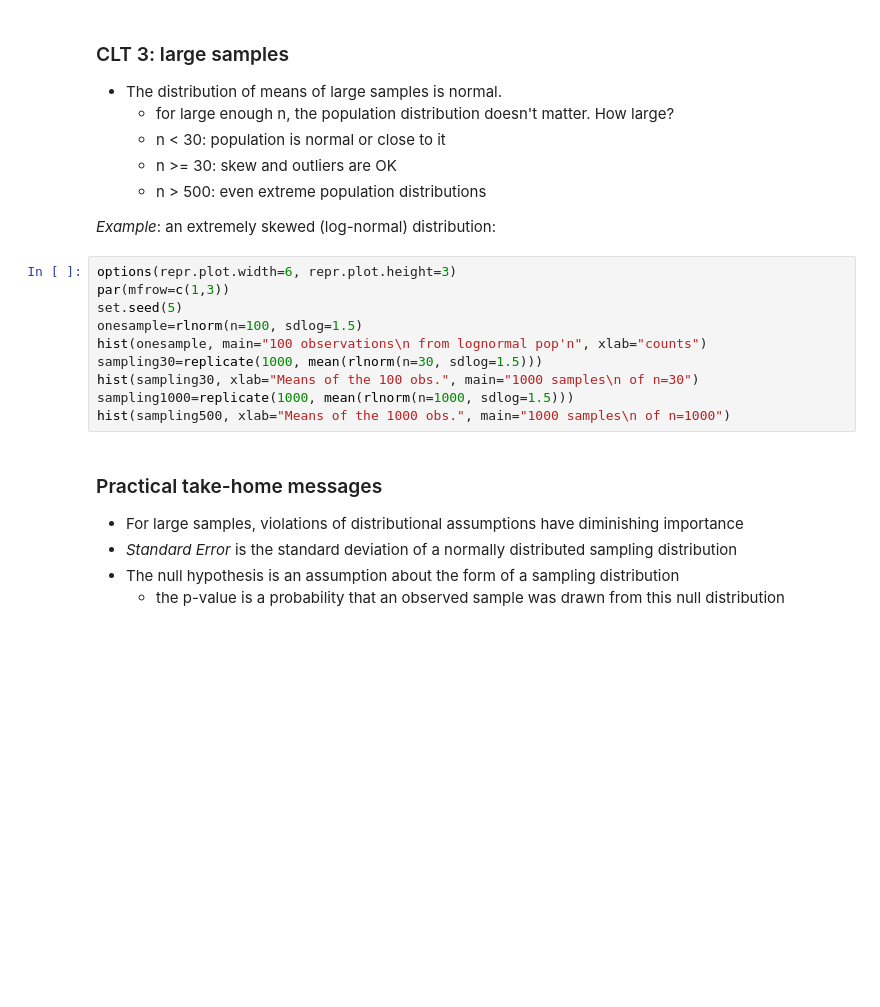
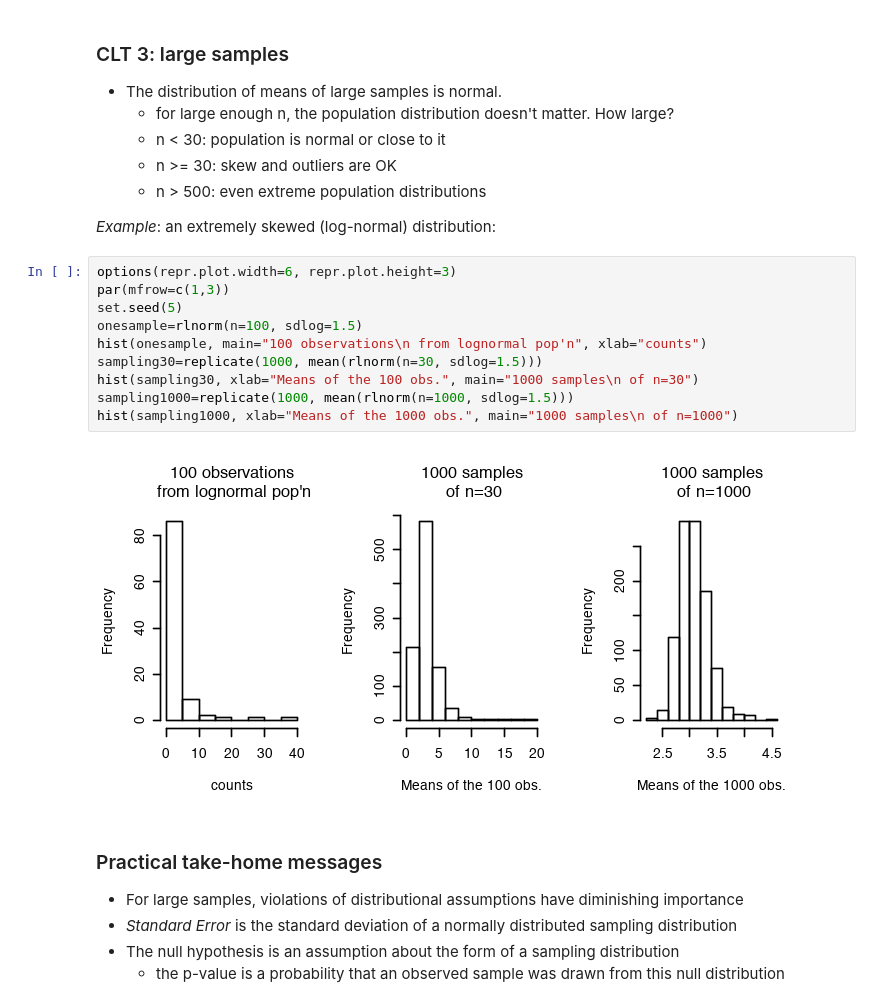
Before and after one commit to vjcitn/BrownCOBRE2018, a Jupyter notebook: notebooks_day2/BrownCOBREDay2Session2.ipynb, the cells around one changed output. Cells and saved outputs as stored; diff of their text form; blank space fills up the shorter version.

```diff
--- a/notebooks_day2/BrownCOBREDay2Session2.ipynb
+++ b/notebooks_day2/BrownCOBREDay2Session2.ipynb
@@ -386,13 +442,15 @@ abline(v=2, col="red", lw=2)
 # %%
 options(repr.plot.width=6, repr.plot.height=3)
 par(mfrow=c(1,3))
 set.seed(5)
 onesample=rlnorm(n=100, sdlog=1.5)
 hist(onesample, main="100 observations\n from lognormal pop'n", xlab="counts")
 sampling30=replicate(1000, mean(rlnorm(n=30, sdlog=1.5)))
 hist(sampling30, xlab="Means of the 100 obs.", main="1000 samples\n of n=30")
 sampling1000=replicate(1000, mean(rlnorm(n=1000, sdlog=1.5)))
-hist(sampling500, xlab="Means of the 1000 obs.", main="1000 samples\n of n=1000")
+hist(sampling1000, xlab="Means of the 1000 obs.", main="1000 samples\n of n=1000")
+# %% [output]
+[figure, added]
 # %% [markdown]
 ### Practical take-home messages
 
```
Also changed, not shown: parts of 41 cells of this notebook, 3 other files.
